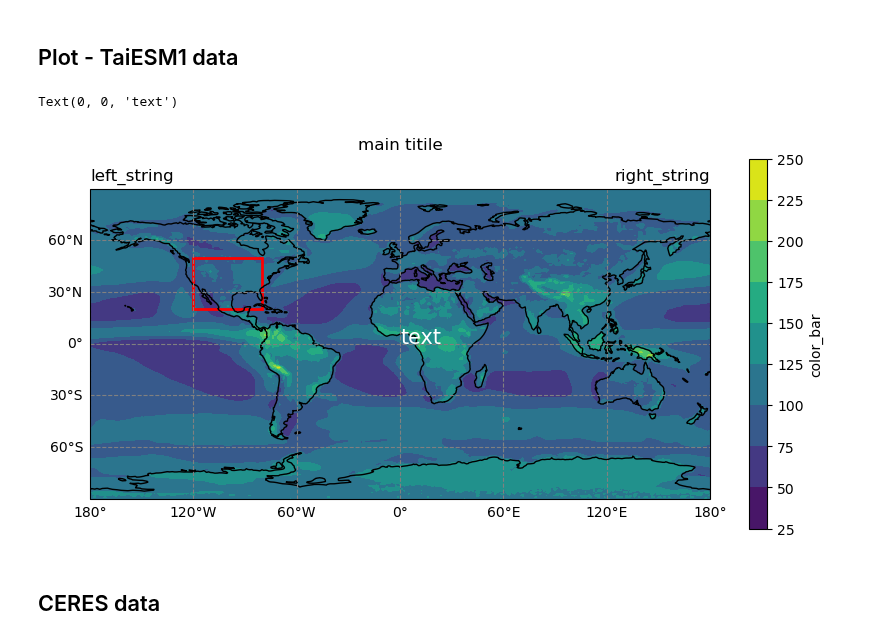
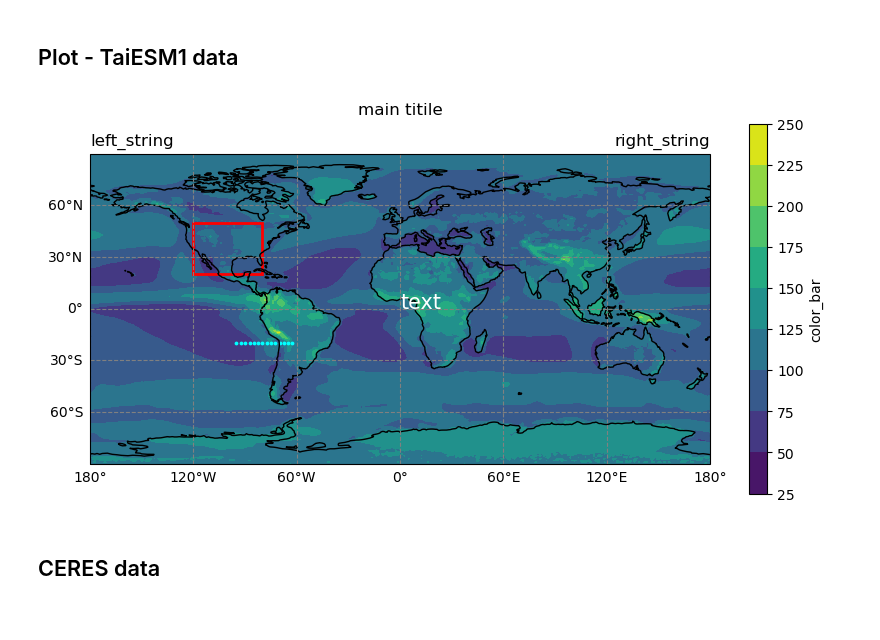
Before and after one commit to yihsuanchen/python, a Jupyter notebook: yhc_module_and_notes/notes-cn_map-cartopy.ipynb, the cells around one changed output. Saved outputs shown, nothing was run; the diff lists cells and outputs as text; code cells hidden in the pictures.

Commit message:
add dots on a map plot

```diff
--- a/yhc_module_and_notes/notes-cn_map-cartopy.ipynb
+++ b/yhc_module_and_notes/notes-cn_map-cartopy.ipynb
@@ -86,35 +86,41 @@ gl.top_labels = False
 gl.right_labels = False
 
 #<--- explicitly set the grid lines and tick labels
 #  explicit grid lines
 #gl.xlocator = plt.FixedLocator(np.arange(-180, 181, 30))
 #gl.ylocator = plt.FixedLocator(np.arange(-90, 90, 15))
 
 # explicitly tick labels
 #ax.set_xticks(np.arange(-180, 181, 30))
 #ax.set_yticks(np.arange(-90, 91, 30))
 #lon_formatter = cticker.LongitudeFormatter(zero_direction_label=True)
 #lat_formatter = cticker.LatitudeFormatter()
 #ax.xaxis.set_major_formatter(lon_formatter)
 #ax.yaxis.set_major_formatter(lat_formatter)
 #---> explicitly set the grid lines and tick labels
 
 #--- add texts
 ax.set_title("main titile", y=1.1)
 ax.set_title("left_string", loc='left')
 ax.set_title("right_string", loc='right')
 
 #--- plot a box
 lon1, lon2 = -120, -80
 lat1, lat2 = 20, 50
 rect = mpatches.Rectangle((lon1, lat1), lon2 - lon1, lat2 - lat1, facecolor='none', edgecolor='red', linewidth=2, transform=map_projection)
 ax.add_patch(rect)
 
 #--- add a text on the plot
 ax.text(0, 0, 'text', fontsize = 15, color = "white")
+
+#--- add dots
+lat = -20
+lon = 360 - np.array([62.5, 65., 67.25, 70, 72.5, 75., 77.25, 80,  82.5, 85, 87.25, 90., 92.5, 95.])
+
+for lon1 in lon:
+    ax.scatter(lon1, lat, s=3, c='cyan', transform=map_projection)
 # %% [output]
-Text(0, 0, 'text')
-[figure, old version]
+[figure, new version]
 # %% [markdown]
 ## CERES data
 # %%
```
